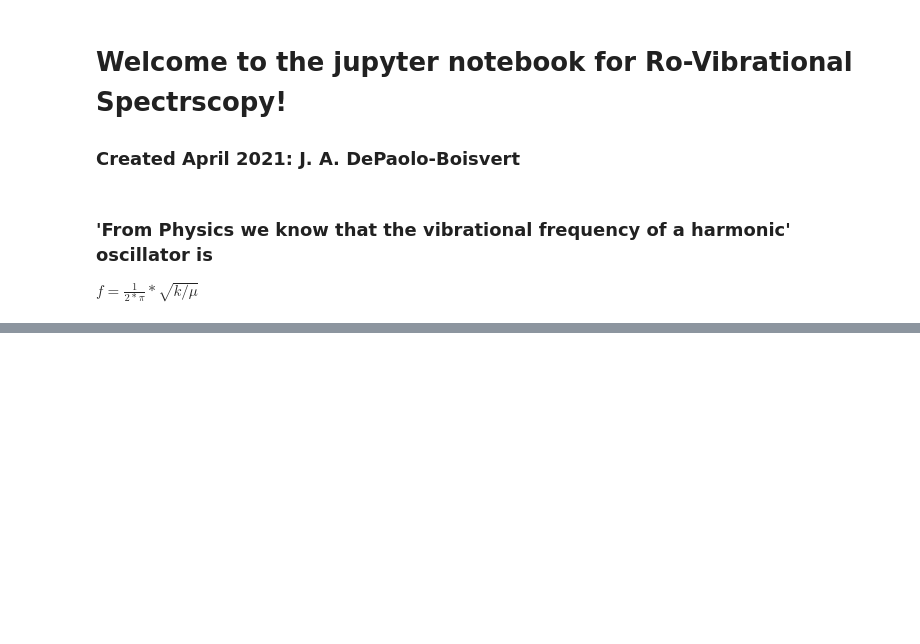
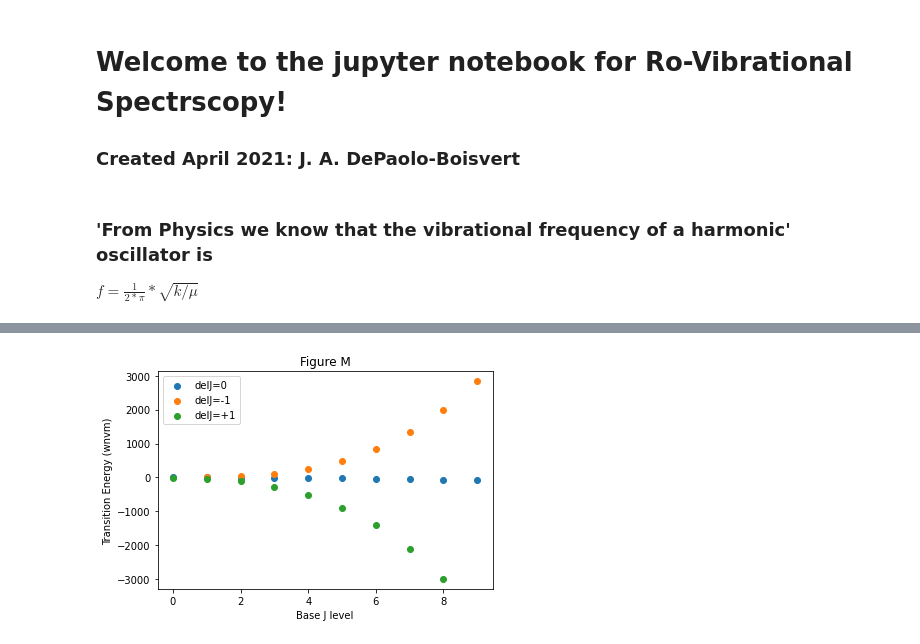
Before and after one commit to josephdepaoloboisvert/Rotation-Vibration, a Jupyter notebook: Ro-Vibrational Lab.ipynb, the cells around one changed output, grey strips where cells are left out. Saved outputs shown, nothing was run; the diff lists cells and outputs as text; code cells hidden in the pictures; blank space fills up the shorter version.

```diff
--- a/Ro-Vibrational Lab.ipynb
+++ b/Ro-Vibrational Lab.ipynb
@@ -601,0 +296,14 @@ Your Answer Here
+# %%
+plt.clf()
+plt.scatter(np.arange(J_max), levels[1,:] - levels[0,:])
+plt.scatter(np.arange(1, J_max), p_transitions)
+plt.scatter(np.arange(J_max -1), r_transitions)
+plt.legend(['delJ=0',
+            'delJ=-1',
+            'delJ=+1'])
+plt.xlabel('Base J level')
+plt.ylabel('Transition Energy (wnvm)')
+plt.title('Figure M')
+plt.show()
+# %% [output]
+[figure, added]
```
Also changed, not shown: parts of 85 cells of this notebook.
